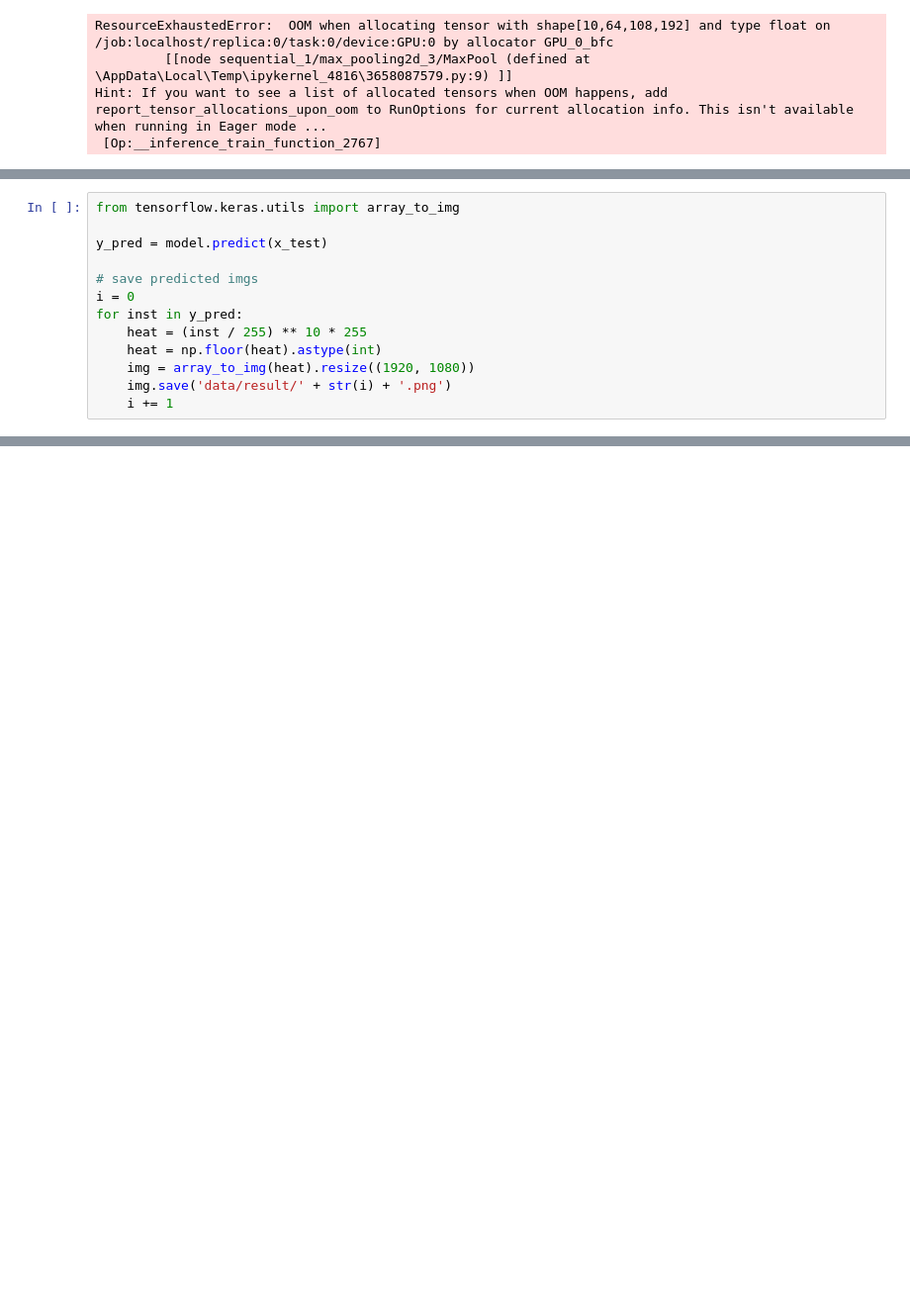
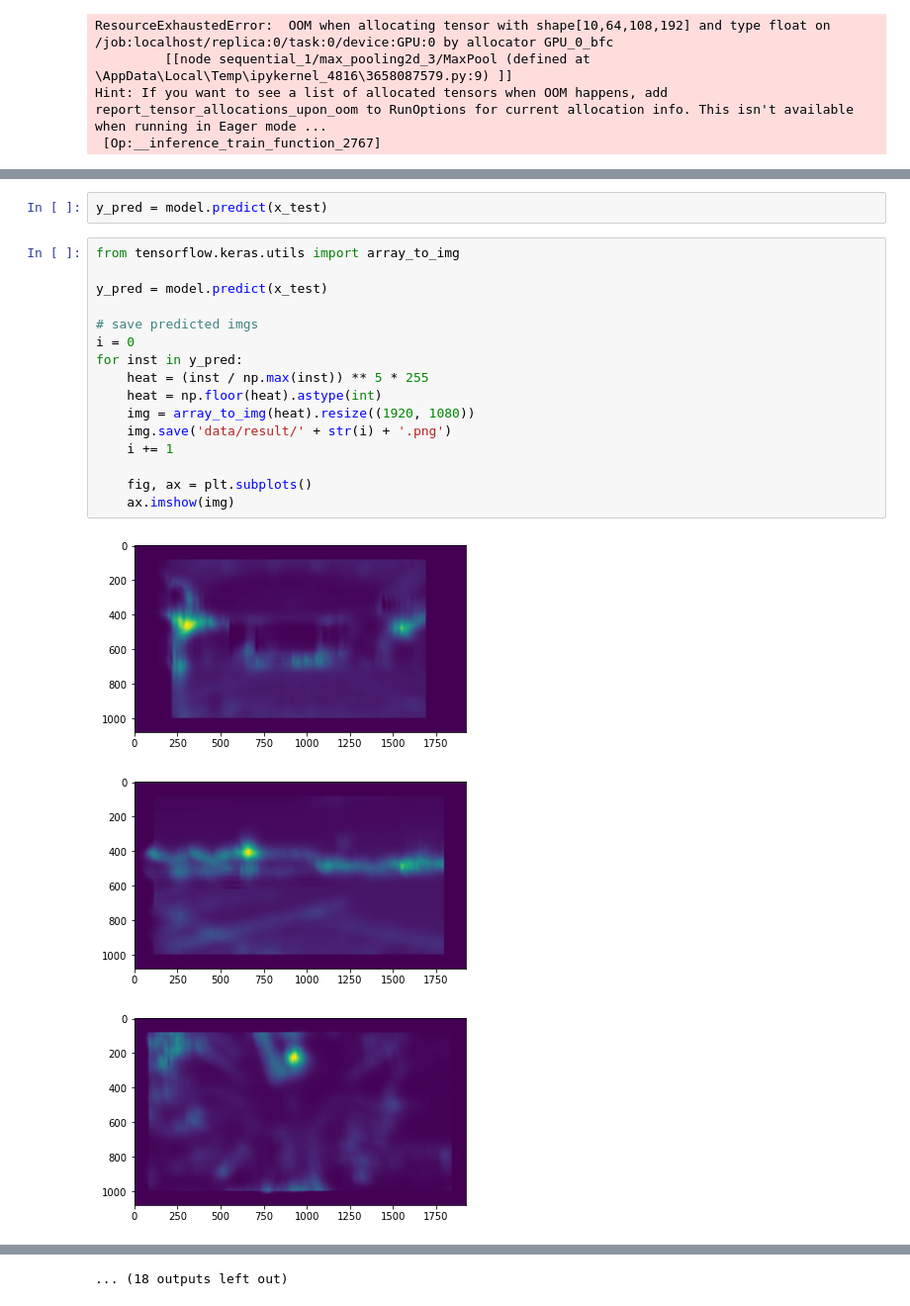
Before and after one commit to 510t/image_recognition, a Jupyter notebook: predict_heatmap.ipynb, the cells around one changed output, grey strips where cells are left out. Shown at 99% size. Drawn from its saved outputs; the diff is of its cells as text; blank space fills up the shorter version.

```diff
--- a/predict_heatmap.ipynb
+++ b/predict_heatmap.ipynb
@@ -283,13 +279,22 @@ loss, acc = model.evaluate(x_test, y_test)
+# %%
+y_pred = model.predict(x_test)
 # %%
 from tensorflow.keras.utils import array_to_img
 
 y_pred = model.predict(x_test)
 
 # save predicted imgs
 i = 0
 for inst in y_pred:
-    heat = (inst / 255) ** 10 * 255
+    heat = (inst / np.max(inst)) ** 5 * 255
     heat = np.floor(heat).astype(int)
     img = array_to_img(heat).resize((1920, 1080))
     img.save('data/result/' + str(i) + '.png')
     i += 1
+
+    fig, ax = plt.subplots()
+    ax.imshow(img)
+# %% [output]
+[figure, added]
+[figure, added]
+[figure, added]
@@ -295,0 +310 @@ for inst in y_pred:
+... (18 outputs left out)
```
Also changed, not shown: parts of 9 cells of this notebook.
